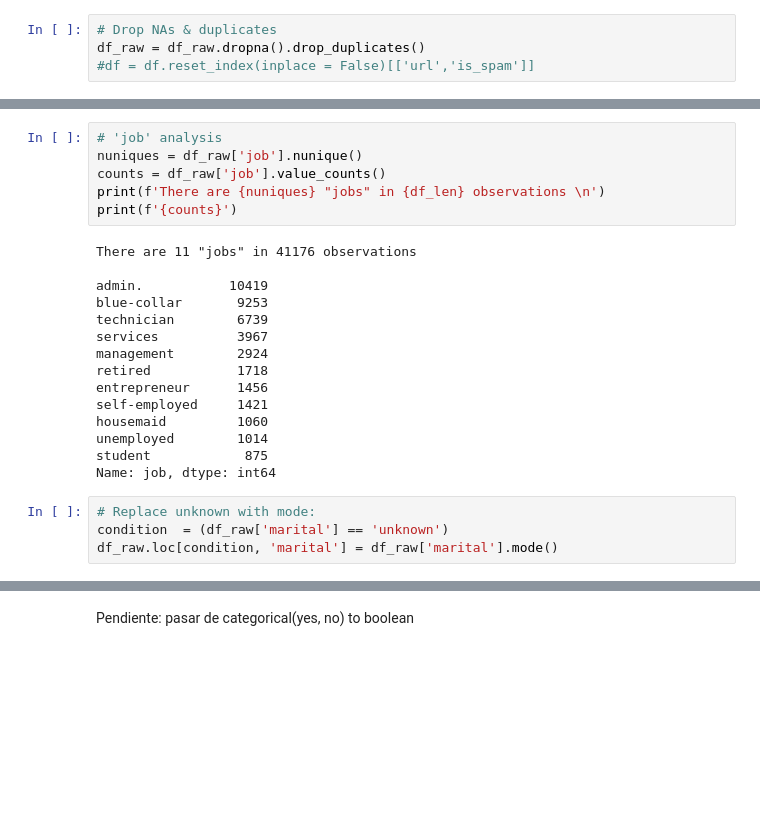
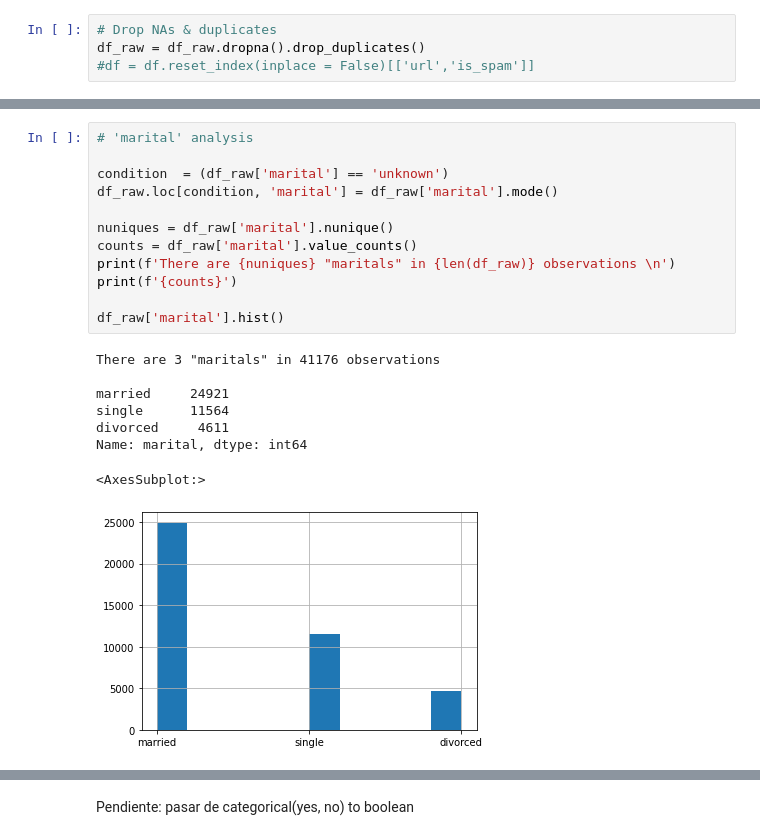
Before and after one commit to jgayosof/logistic-regression-project-tutorial, a Jupyter notebook: src/Sample_Steps.ipynb, the cells around one changed output, grey strips where cells are left out. Saved outputs shown, nothing was run; the diff lists cells and outputs as text; blank space fills up the shorter version.

```diff
--- a/src/Sample_Steps.ipynb
+++ b/src/Sample_Steps.ipynb
@@ -135,25 +170,21 @@ df_raw.loc[condition, 'job'] = df_raw['job'].mode()
 # %%
-# 'job' analysis
-nuniques = df_raw['job'].nunique()
-counts = df_raw['job'].value_counts()
-print(f'There are {nuniques} "jobs" in {df_len} observations \n')
+# 'marital' analysis
+
+condition  = (df_raw['marital'] == 'unknown')
+df_raw.loc[condition, 'marital'] = df_raw['marital'].mode()
+
+nuniques = df_raw['marital'].nunique()
+counts = df_raw['marital'].value_counts()
+print(f'There are {nuniques} "maritals" in {len(df_raw)} observations \n')
 print(f'{counts}')
+
+df_raw['marital'].hist()
 # %% [output]
-There are 11 "jobs" in 41176 observations
+There are 3 "maritals" in 41176 observations
 
-admin.           10419
-blue-collar       9253
-technician        6739
-services          3967
-management        2924
-retired           1718
-entrepreneur      1456
-self-employed     1421
-housemaid         1060
-unemployed        1014
-student            875
-Name: job, dtype: int64
+married     24921
+single      11564
+divorced     4611
+Name: marital, dtype: int64
+<AxesSubplot:>
+[figure, added]
-# %%
-# Replace unknown with mode:
-condition  = (df_raw['marital'] == 'unknown')
-df_raw.loc[condition, 'marital'] = df_raw['marital'].mode()
```
Also changed, not shown: parts of 29 cells of this notebook.
